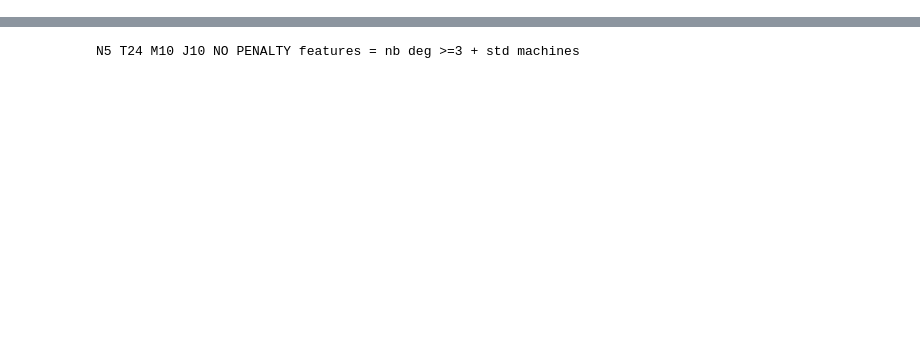
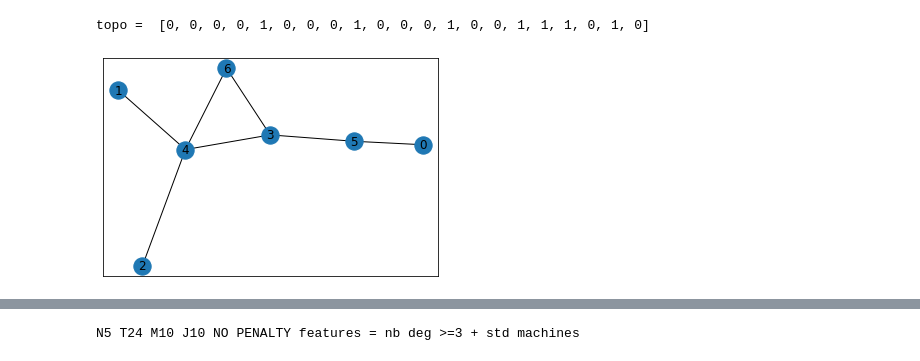
Before and after one commit to sohaib-ouzineb/MSC_INDIVIDUAL_PROJECT, a Jupyter notebook: evoltionary_algo.ipynb, the cells around one changed output, grey strips where cells are left out. Cells and saved outputs as stored; diff of their text form; code cells hidden in the pictures; blank space fills up the shorter version.

```diff
--- a/evoltionary_algo.ipynb
+++ b/evoltionary_algo.ipynb
@@ -567,0 +532,10 @@ ValueError: could not broadcast input array from shape (2,) into shape (3,)
+# %%
+topo = indiv[0]
+print("topo = ",topo)
+A = get_adj(topo)
+G = nx.from_numpy_array(A) #gr8
+nx.draw_networkx(G)
+plt.show()
+# %% [output]
+topo =  [0, 0, 0, 0, 1, 0, 0, 0, 1, 0, 0, 0, 1, 0, 0, 1, 1, 1, 0, 1, 0]
+[figure, added]
```
Also changed, not shown: parts of 13 cells of this notebook.
